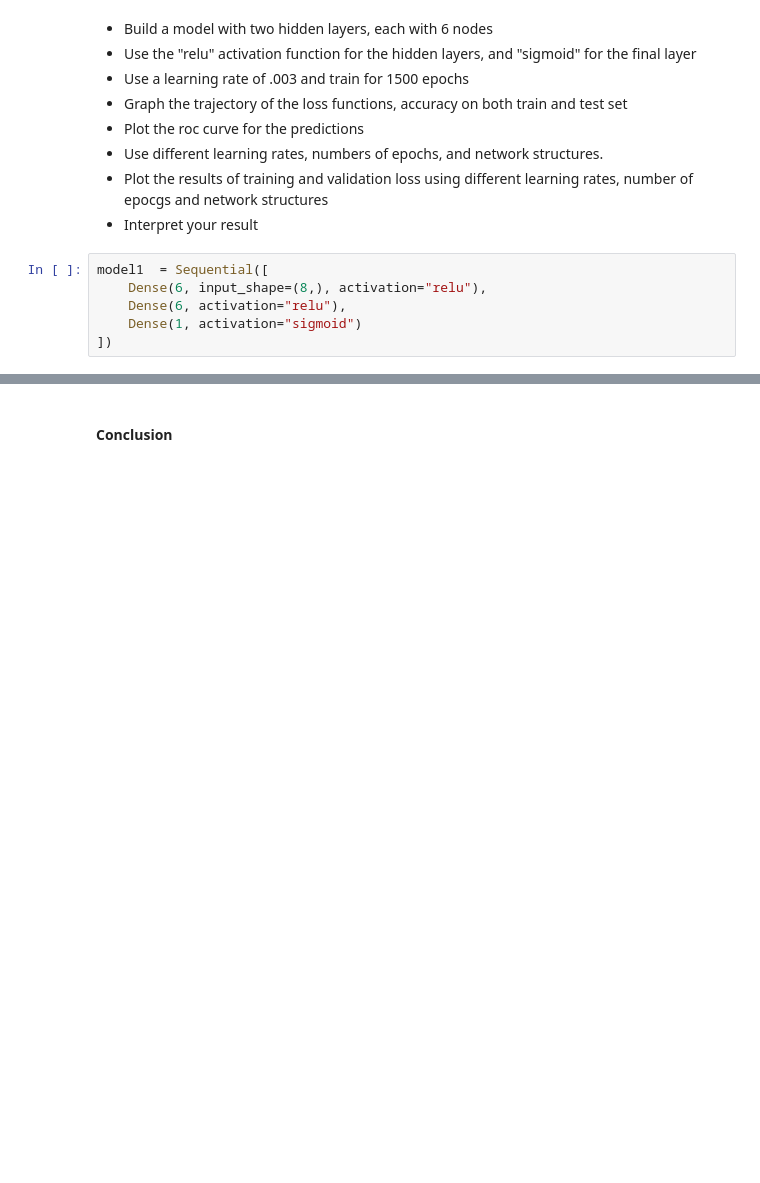
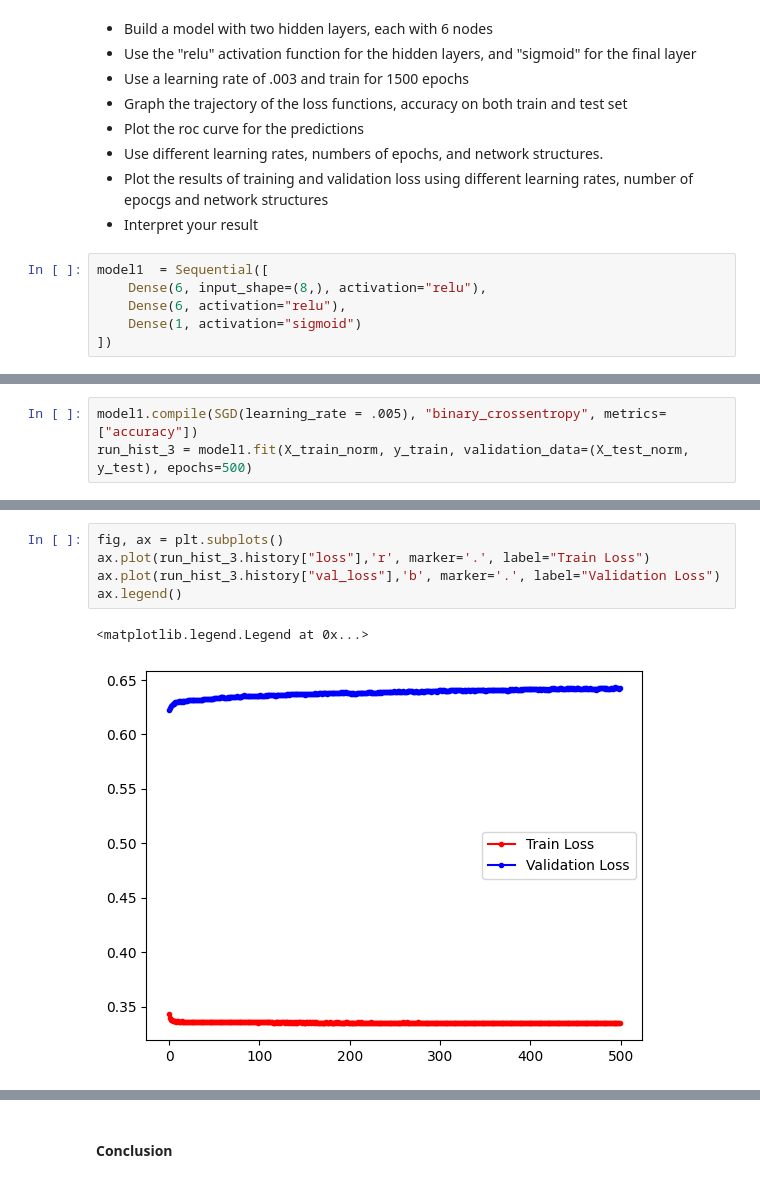
Before and after one commit to JomariIGL/CPE-313, a Jupyter notebook: Hands-on Activity 1.2 - Training Neural Networks.ipynb, the cells around one changed output, grey strips where cells are left out. Drawn from its saved outputs; the diff is of its cells as text; blank space fills up the shorter version.

```diff
--- a/Hands-on Activity 1.2 - Training Neural Networks.ipynb
+++ b/Hands-on Activity 1.2 - Training Neural Networks.ipynb
@@ -295,0 +321,3 @@ ax.legend()
+# %%
+model1.compile(SGD(learning_rate = .005), "binary_crossentropy", metrics=["accuracy"])
+run_hist_3 = model1.fit(X_train_norm, y_train, validation_data=(X_test_norm, y_test), epochs=500)
@@ -295,0 +342,8 @@ ax.legend()
+# %%
+fig, ax = plt.subplots()
+ax.plot(run_hist_3.history["loss"],'r', marker='.', label="Train Loss")
+ax.plot(run_hist_3.history["val_loss"],'b', marker='.', label="Validation Loss")
+ax.legend()
+# %% [output]
+<matplotlib.legend.Legend at 0x...>
+[figure, added]
```
Also changed, not shown: parts of 26 cells of this notebook.
